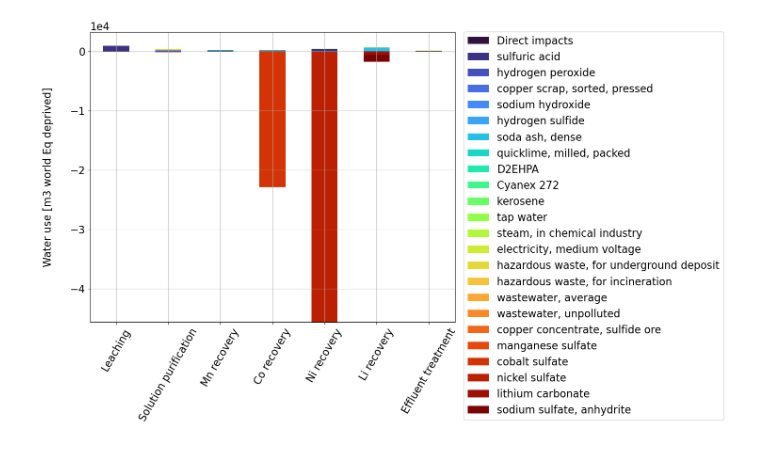
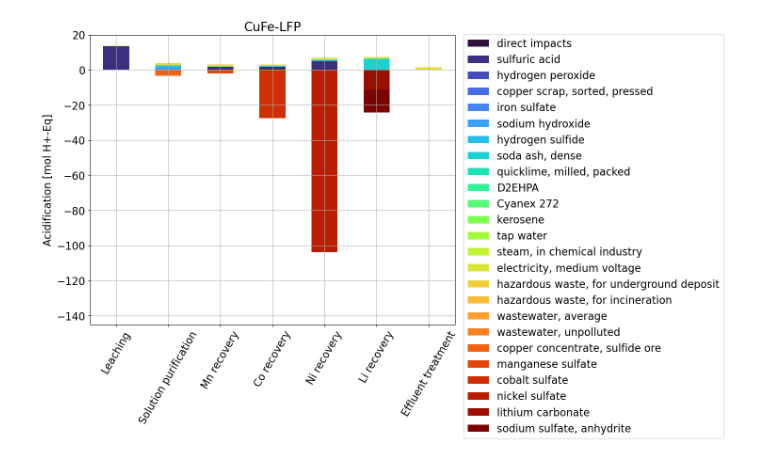
Before and after one commit to laphei/openlca-contributor, a Jupyter notebook: manual_contributor.ipynb, the cells around one changed output. Drawn from its saved outputs; the diff is of its cells as text; code cells hidden in the pictures.

```diff
--- a/manual_contributor.ipynb
+++ b/manual_contributor.ipynb
@@ -19,7 +19,7 @@ import matplotlib as mpl
 scenario = 'CuFe-LFP'
 # %%
 categories = pd.read_excel(f'..\{scenario}_contributions.xlsx', 'General')
-category = categories.iloc[15, 1]
+category = categories.iloc[0, 1]
 # %%
 df = pd.read_excel(f'..\{scenario}_contributions.xlsx', category).dropna()
 
@@ -30,7 +30,7 @@ for i,row in df.iterrows():
         sub = ' '.join(row['Process'].split(' ')[3:][:-2])
         sub_processes.append([])
         # row['Process'] = f'Direct, {sub}'
-        row['Process'] = 'Direct impacts'
+        row['Process'] = 'direct impacts'
         row[df.columns[4]] = row[df.columns[5]]
     if row['Process'] != 'Process':
         row['Sub-process'] = sub
@@ -62,7 +62,7 @@ category_name = categories[categories['Sheet name'] == category]['Impact categor
 category_units = ''.join(['[', df.columns[4].split('[')[-1]])
 # %%
 process_order = [
-    'Direct impacts',
+    'direct impacts',
     'sulfuric acid',
     'hydrogen peroxide',
     'copper scrap, sorted, pressed',
@@ -104,6 +104,7 @@ for i,row in df.iterrows():
     df.loc[i, 'Secondary order'] = sub_process_order.index(row['Sub-process'])
 
 df.sort_values(by=['Primary order', 'Secondary order'], inplace=True)
+df.reset_index(drop=True, inplace=True)
 # df
 # %%
 pivot_df = df.pivot(index='Sub-process', columns='Process', values=df.columns[4]).fillna(0)
@@ -115,18 +116,22 @@ y_max = pivot_df.to_numpy().max()
 # %%
 fig, ax = plt.subplots(figsize=(10, 8))
 
 my_cmap = mpl.colormaps['turbo']
 plt.ticklabel_format(axis='y', style='sci', scilimits=(-3, 3))
 
 pivot_df.plot.bar(stacked=True, grid=True, ax=ax, cmap=my_cmap)
 mpl.rcParams.update({'font.size': 16})
 # plt.ylim([y_min*1.05, y_max*5])
 plt.legend(bbox_to_anchor=(1.01, 1.02))
+plt.title(scenario)
 plt.xlabel('')
 plt.xticks(rotation=60)
 plt.ylabel(category_name + ' ' + category_units)
+ax.set_ylim([-145, 20])
 ax.yaxis.set_label_coords(-0.1, 0.5)
 
+# 20, -140
+
 plt.show()
 # %% [output]
-[figure, old version]
+[figure, new version]
```
